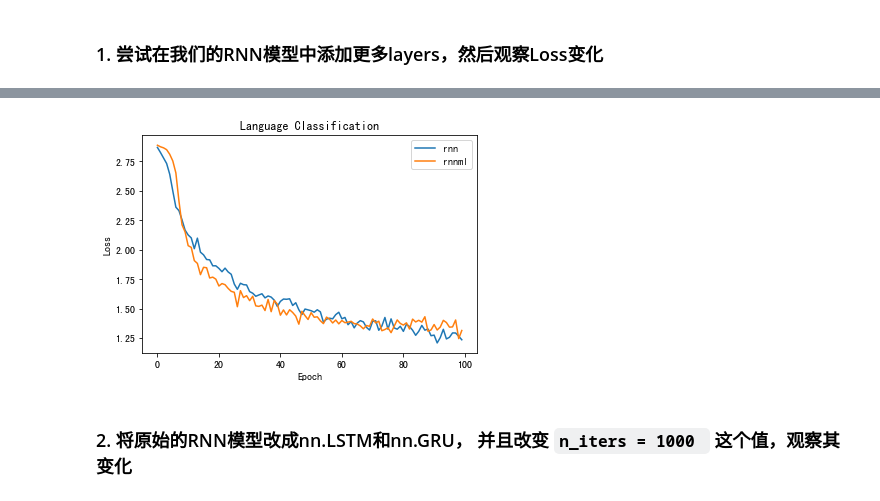
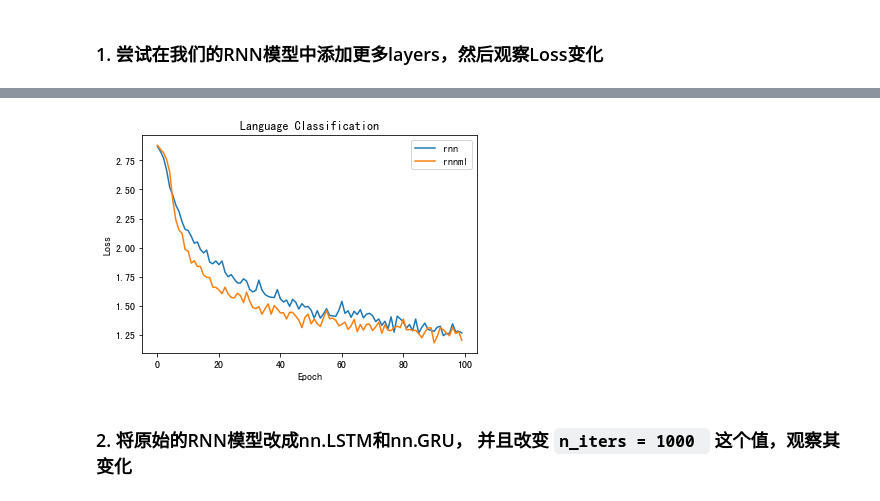
Before and after one commit to hotbaby/kkb, a Jupyter notebook: nlp-2019-autumn/lecture07/Assignment-07.ipynb, the cells around one changed output, grey strips where cells are left out. Cells and saved outputs as stored; diff of their text form; code cells hidden in the pictures.

```diff
--- a/nlp-2019-autumn/lecture07/Assignment-07.ipynb
+++ b/nlp-2019-autumn/lecture07/Assignment-07.ipynb
@@ -332,7 +355,7 @@ def time_since(since):
 start = time.time()
 
 for iter in range(1, n_iters + 1):
-    category, line, category_tensor, line_tensor = sample_trainning()
+    category, line, category_tensor, line_tensor = sample_training()
     output, loss = train(category_tensor, line_tensor)
     current_loss += loss
 
@@ -466,7 +489,7 @@ def train_nn(model, loss_func, n_iters=100000, learning_rate=5e-3,
     start = time.time()
 
     for iter in range(1, n_iters + 1):
-        category, line, category_tensor, line_tensor = sample_trainning()
+        category, line, category_tensor, line_tensor = sample_training()
         output, loss = train(category_tensor, line_tensor)
         current_loss += loss
 
@@ -503,24 +526,26 @@ class RNN(nn.Module):
     def init_hidden(self):
         return torch.zeros(1, self.hidden_size)
 # %%
+
 class RNNMLClassification(nn.Module):
     def __init__(self, input_size, hidden_size, output_size):
         super(RNNMLClassification, self).__init__()
 
+        self.input_size = input_size
         self.hidden_size = hidden_size
+        self.output_size = output_size
+
         self.i2h = nn.Linear(input_size + hidden_size, hidden_size)
-        # self.i2o = nn.Linear(input_size + hidden_size, output_size)
-        self.h2h = nn.Linear(hidden_size, 64)
-        self.h2o = nn.Linear(64, output_size)
+        self.i2o = nn.Linear(input_size + hidden_size, output_size)
+        self.o2o = nn.Linear(hidden_size + output_size, output_size)
         self.softmax = nn.LogSoftmax(dim=1)
 
     def forward(self, input, hidden):
         combined = torch.cat((input, hidden), 1)
         hidden = self.i2h(combined)
-        # output = self.i2o(combined)
-        # hidden = self.h2h(hidden)
-        output = self.h2o(self.h2h(hidden))
-        output = self.softmax(output)
+        output = self.i2o(combined)
+        output = self.o2o(torch.cat((hidden, output), 1))
+#         output = self.softmax(output)
         return output, hidden
 
     def init_hidden(self):
@@ -528,3 +553,6 @@ class RNNMLClassification(nn.Module):
 # %%
 rnn_model = RNN(n_letters, 128, n_categories)
 rnnml_model = RNNMLClassification(n_letters, 128, n_categories)
+
+rnn_losses = train_nn(rnn_model, nn.CrossEntropyLoss())
+rnnml_losses = train_nn(rnnml_model, nn.CrossEntropyLoss())
@@ -572,14 +577,14 @@ losses_rnn = train_nn(rnn_model, nn.CrossEntropyLoss())
 # %%
-plt.plot(losses_rnn, label='rnn')
+plt.plot(rnn_losses, label='rnn')
 plt.plot(rnnml_losses, label='rnnml')
 plt.legend(loc=('upper right'))
 plt.xlabel('Epoch')
 plt.ylabel('Loss')
 plt.title('Language Classification')
 
 pass
 # %% [output]
-[figure, old version]
+[figure, new version]
 # %% [markdown]
 ### 2. 将原始的RNN模型改成nn.LSTM和nn.GRU， 并且改变 `n_iters = 1000 ` 这个值，观察其变化
 # %% [markdown]
```
Also changed, not shown: parts of 33 cells of this notebook, 2 other files.
